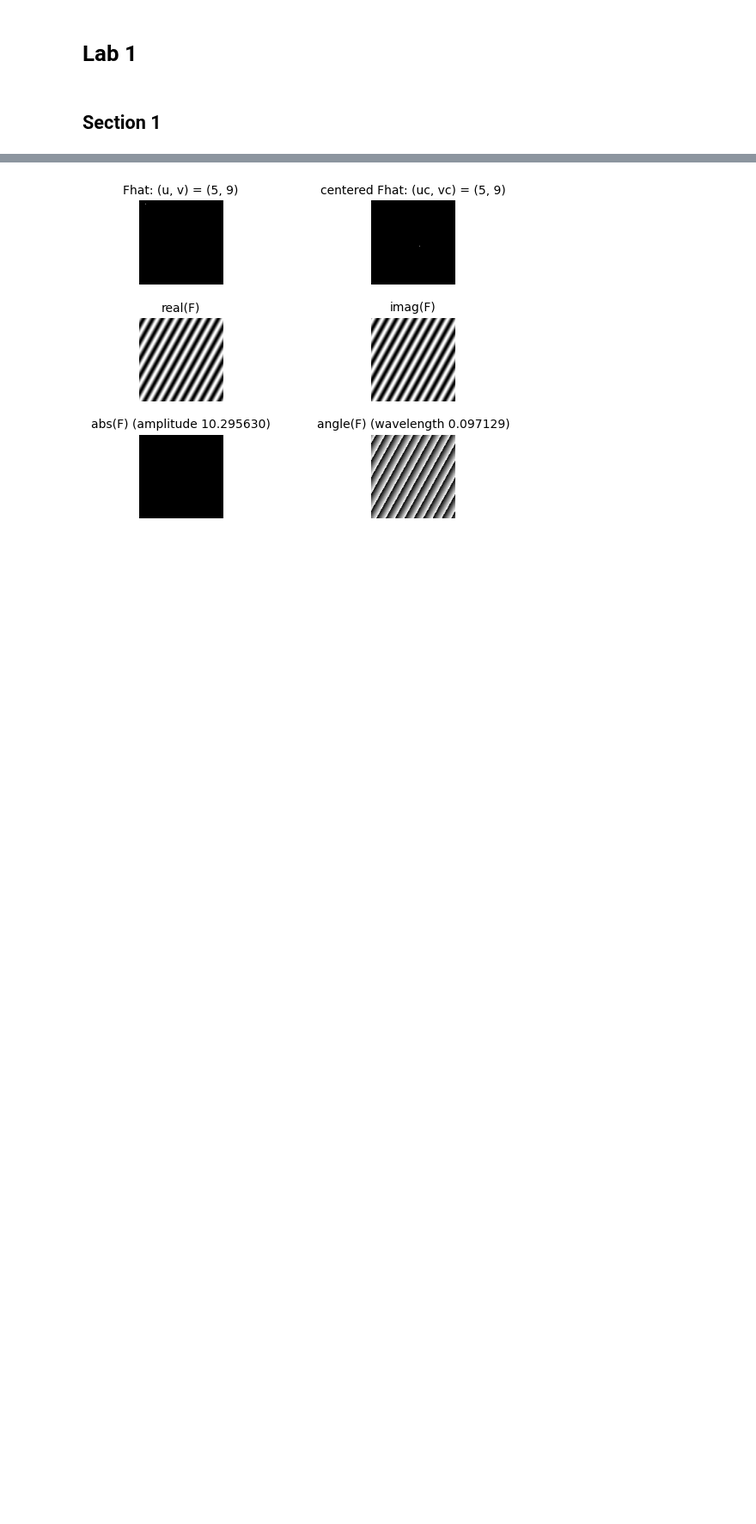
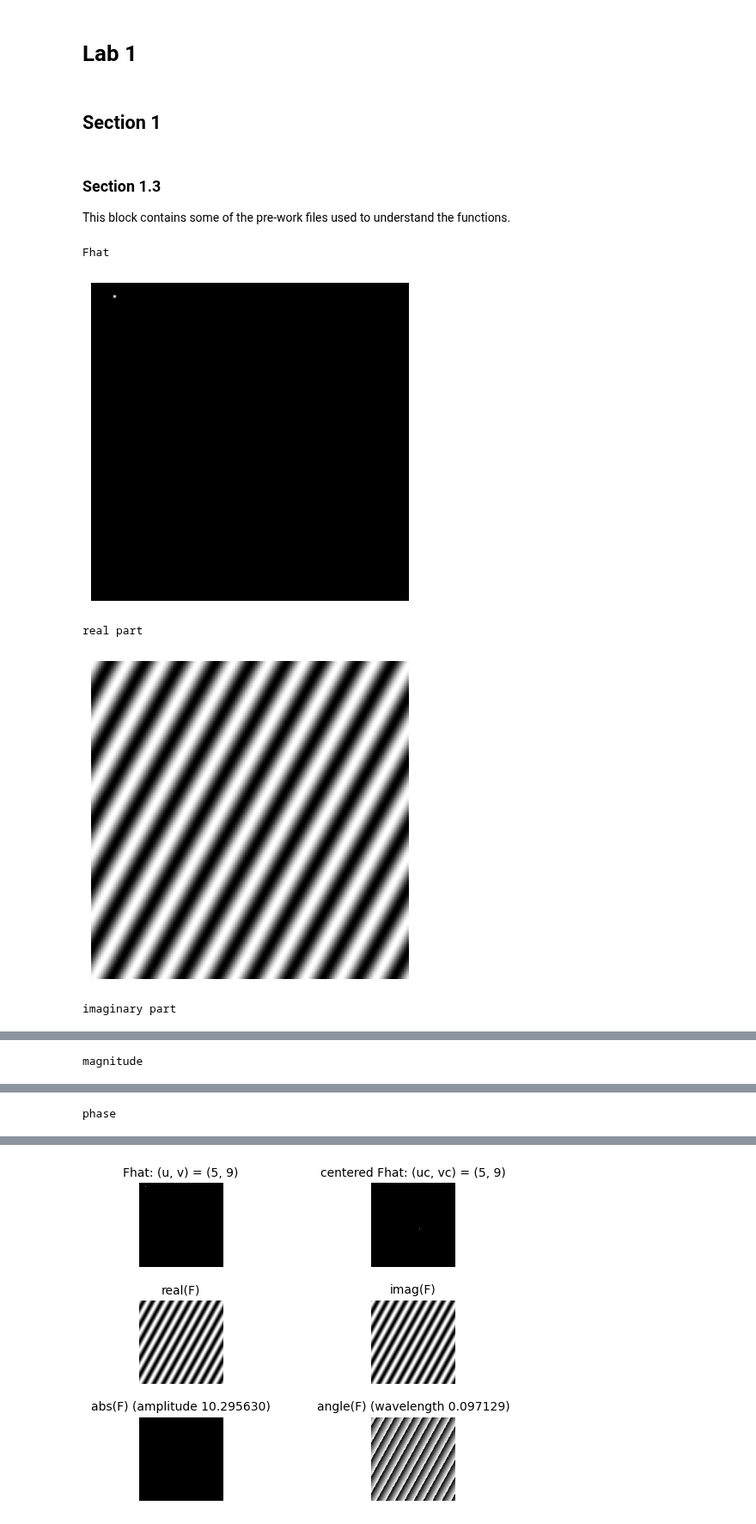
Before and after one commit to RakinAli/Computer-Vision-course, a Jupyter notebook: Labs/Lab 1/Rakin/Rakin.ipynb, the cells around one changed output, grey strips where cells are left out. Shown at 86% size. Saved outputs shown, nothing was run; the diff lists cells and outputs as text; code cells hidden in the pictures; blank space fills up the shorter version.

```diff
--- a/Labs/Lab 1/Rakin/Rakin.ipynb
+++ b/Labs/Lab 1/Rakin/Rakin.ipynb
@@ -11,3 +11,39 @@ from Functions import *
 from fftwave import fftwave
 # %% [markdown]
 ## Section 1
+# %% [markdown]
+### Section 1.3
+This block contains some of the pre-work files used to understand the functions.
+# %%
+# This is used to set the values for p and q
+p = 5
+q = 9
+
+# function is zero everywhere except point (p,q).
+Fhat = np.zeros((128, 128))
+Fhat[p, q] = 1
+
+# this is used to show the image
+print("Fhat")
+showgrey(Fhat, True)
+
+# compute inverse discrete fourier transfom
+F = ifft2(Fhat)
+
+# to look at the real and imaginary parts as well as magnitude
+# and phase
+Fabsmax = np.max(np.abs(F))
+print("real part")
+showgrey(np.real(F), True, 64, -Fabsmax, Fabsmax)
+print("imaginary part")
+showgrey(np.imag(F), True, 64, -Fabsmax, Fabsmax)
+print("magnitude")
+showgrey(np.abs(F), True, 64, -Fabsmax, Fabsmax)
+print("phase")
+showgrey(np.angle(F), True, 64, -np.pi, np.pi)
+# %% [output]
+Fhat
+[figure, added]
+real part
+[figure, added]
+imaginary part
@@ -13,0 +51 @@ from fftwave import fftwave
+magnitude
@@ -13,0 +53 @@ from fftwave import fftwave
+phase
```
Also changed, not shown: parts of 14 cells of this notebook, 1 other file.
